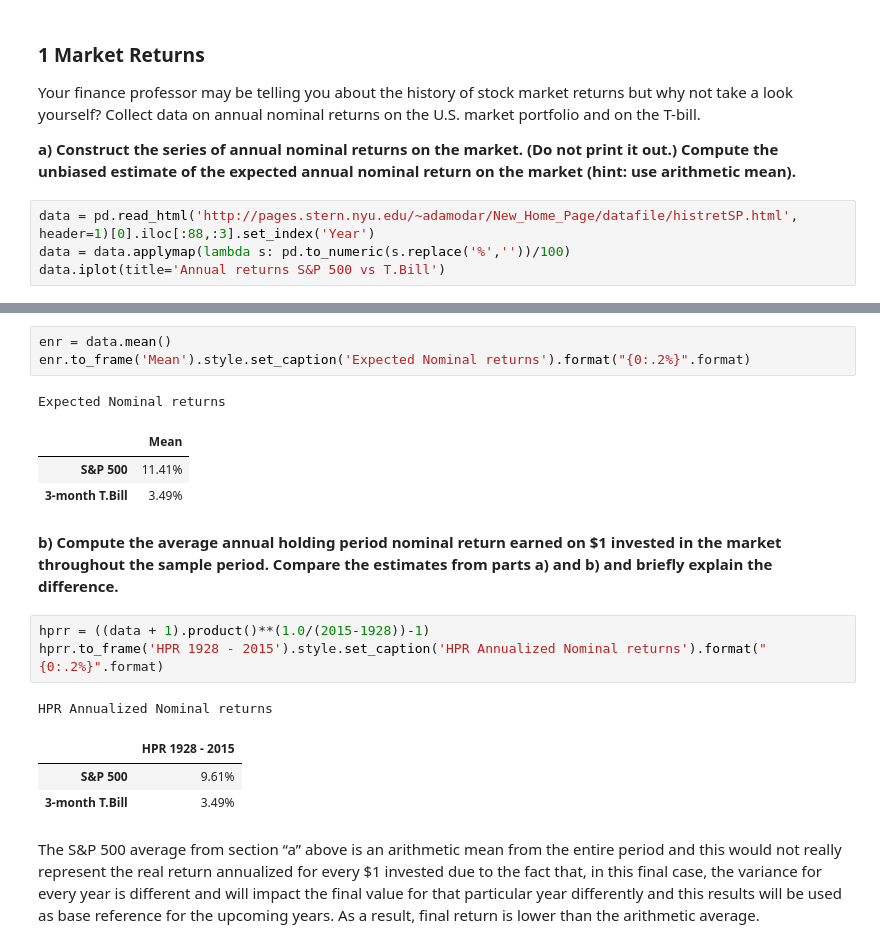
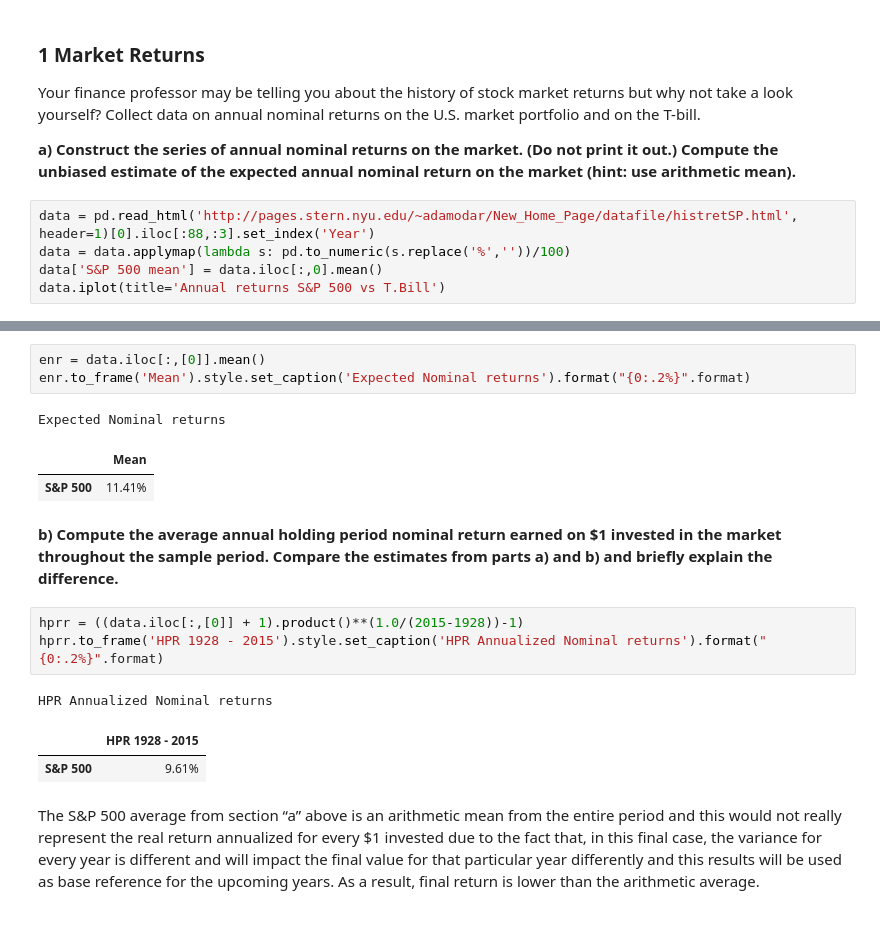
Before and after one commit to PablocFonseca/InvestimentosII, a Jupyter notebook: Project Group 1.ipynb, the cells around one changed output, grey strips where cells are left out. Cells and saved outputs as stored; diff of their text form.

```diff
--- a/Project Group 1.ipynb
+++ b/Project Group 1.ipynb
@@ -23,29 +66,28 @@ Compute the unbiased estimate of the expected annual nominal return on the marke
 # %%
 data = pd.read_html('http://pages.stern.nyu.edu/~adamodar/New_Home_Page/datafile/histretSP.html', header=1)[0].iloc[:88,:3].set_index('Year')
 data = data.applymap(lambda s: pd.to_numeric(s.replace('%',''))/100)
+data['S&P 500 mean'] = data.iloc[:,0].mean()
 data.iplot(title='Annual returns S&P 500 vs T.Bill')
 # %% [output]
 [interactive output not drawn]
 # %%
-enr = data.mean()
+enr = data.iloc[:,[0]].mean()
 enr.to_frame('Mean').style.set_caption('Expected Nominal returns').format("{0:.2%}".format)
 # %% [output]
 Expected Nominal returns
 |  | Mean |
 | S&P 500 | 11.41% |
-| 3-month T.Bill | 3.49% |
 # %% [markdown]
 **b) Compute the average annual holding period nominal return earned on $1 invested in
 the market throughout the sample period. Compare the estimates from parts a) and b) and
 briefly explain the difference.**
 # %%
-hprr = ((data + 1).product()**(1.0/(2015-1928))-1)
+hprr = ((data.iloc[:,[0]] + 1).product()**(1.0/(2015-1928))-1)
 hprr.to_frame('HPR 1928 - 2015').style.set_caption('HPR Annualized Nominal returns').format("{0:.2%}".format)
 # %% [output]
 HPR Annualized Nominal returns
 |  | HPR 1928 - 2015 |
 | S&P 500 | 9.61% |
-| 3-month T.Bill | 3.49% |
 # %% [markdown]
 The S&P 500 average from section “a” above is an arithmetic mean from the entire period and this would not really represent the real return annualized for every $1 invested due to the fact that, in this final case, the variance for every year is different and will impact the final value for that particular year differently and this results will be used as base reference for the upcoming years. As a result, final return is lower than the arithmetic average.
 # %% [markdown]
```
Also changed, not shown: parts of 16 cells of this notebook.
